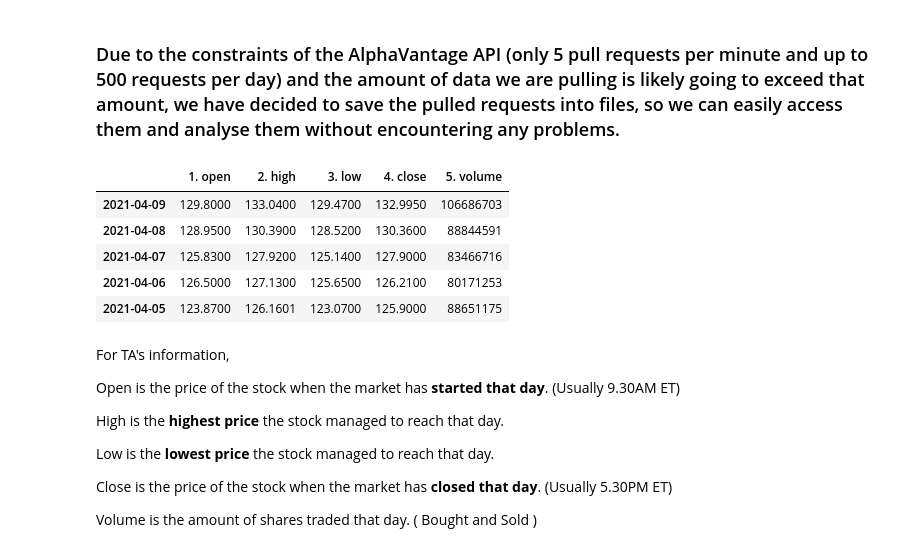
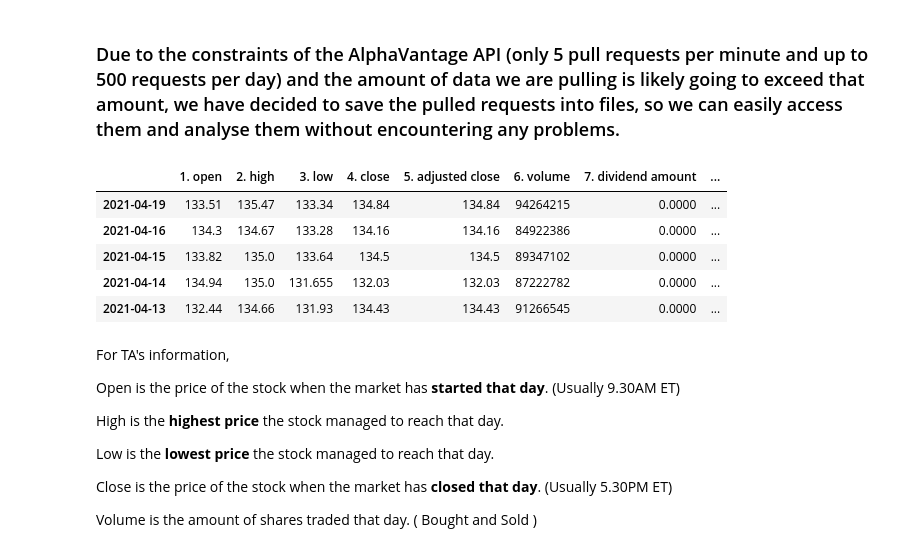
Before and after one commit to donvis/CX1115-Mini-Project, a Jupyter notebook: Stonks_Ver1.ipynb, the cells around one changed output. Cells and saved outputs as stored; diff of their text form; code cells hidden in the pictures.

```diff
--- a/Stonks_Ver1.ipynb
+++ b/Stonks_Ver1.ipynb
@@ -73,17 +73,17 @@ param = {
 # %% [markdown]
 ### Due to the constraints of the AlphaVantage API (only 5 pull requests per minute and up to 500 requests per day) and the amount of data we are pulling is likely going to exceed that amount, we have decided to save the pulled requests into files, so we can easily access them and analyse them without encountering any problems.
 # %%
-with open("Data\Stock Time Series Data\AAPL2.json") as json_file:
+with open("Data\Stock Time Series Data\AAPL4.json") as json_file:
     jsonStock = json.load(json_file)
 rawStockPrice = pd.DataFrame(jsonStock["Time Series (Daily)"]).T
 rawStockPrice.head() # Taking a quick look to see what the data looks like.
 # %% [output]
-|  | 1. open | 2. high | 3. low | 4. close | 5. volume |
-| 2021-04-09 | 129.8000 | 133.0400 | 129.4700 | 132.9950 | 106686703 |
-| 2021-04-08 | 128.9500 | 130.3900 | 128.5200 | 130.3600 | 88844591 |
-| 2021-04-07 | 125.8300 | 127.9200 | 125.1400 | 127.9000 | 83466716 |
-| 2021-04-06 | 126.5000 | 127.1300 | 125.6500 | 126.2100 | 80171253 |
-| 2021-04-05 | 123.8700 | 126.1601 | 123.0700 | 125.9000 | 88651175 |
+|  | 1. open | 2. high | 3. low | 4. close | 5. adjusted close | 6. volume | 7. dividend amount | ... |
+| 2021-04-19 | 133.51 | 135.47 | 133.34 | 134.84 | 134.84 | 94264215 | 0.0000 | ... |
+| 2021-04-16 | 134.3 | 134.67 | 133.28 | 134.16 | 134.16 | 84922386 | 0.0000 | ... |
+| 2021-04-15 | 133.82 | 135.0 | 133.64 | 134.5 | 134.5 | 89347102 | 0.0000 | ... |
+| 2021-04-14 | 134.94 | 135.0 | 131.655 | 132.03 | 132.03 | 87222782 | 0.0000 | ... |
+| 2021-04-13 | 132.44 | 134.66 | 131.93 | 134.43 | 134.43 | 91266545 | 0.0000 | ... |
 # %% [markdown]
 For TA's information,
 
```
Also changed, not shown: parts of 11 cells of this notebook.
